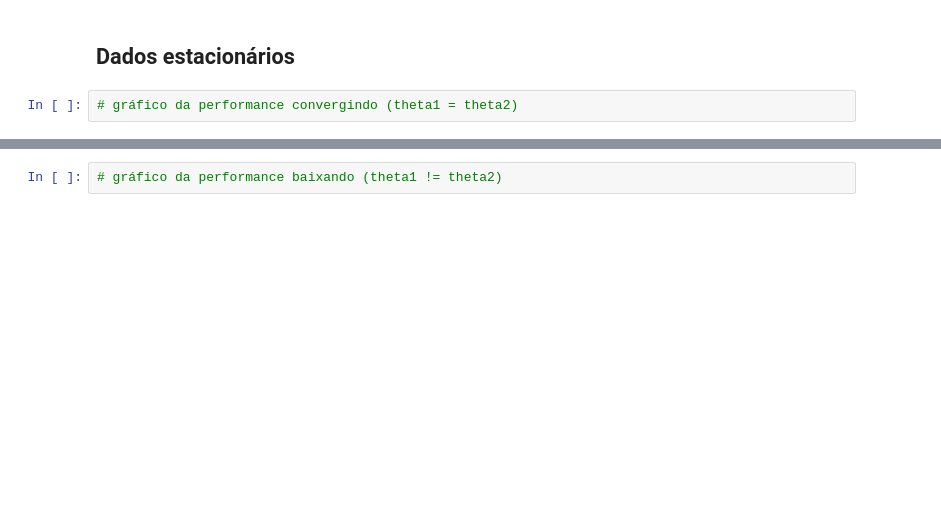
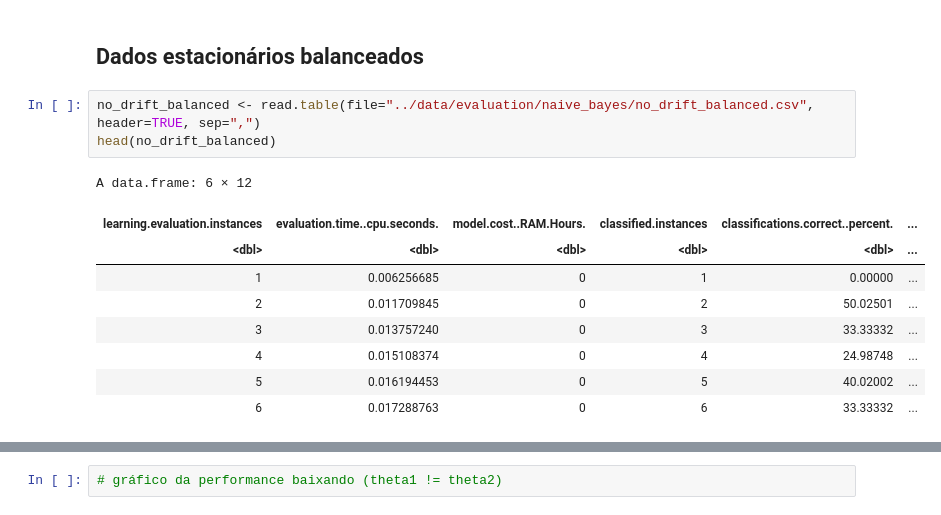
Before and after one commit to dinaldoap/moa, a Jupyter notebook: notebook/drift.ipynb, the cells around one changed output, grey strips where cells are left out. Drawn from its saved outputs; the diff is of its cells as text; blank space fills up the shorter version.

```diff
--- a/notebook/drift.ipynb
+++ b/notebook/drift.ipynb
@@ -4,4 +18,15 @@ As distribuições dos dados mudam. Evento conhecido como "mudança de conceito"
 # %% [markdown]
-## Dados estacionários
+## Dados estacionários balanceados
-# %%
-# gráfico da performance convergindo (theta1 = theta2)
+# %%
+no_drift_balanced <- read.table(file="../data/evaluation/naive_bayes/no_drift_balanced.csv", header=TRUE, sep=",")
+head(no_drift_balanced)
+# %% [output]
+A data.frame: 6 × 12
+| learning.evaluation.instances | evaluation.time..cpu.seconds. | model.cost..RAM.Hours. | classified.instances | classifications.correct..percent. | ... |
+| <dbl> | <dbl> | <dbl> | <dbl> | <dbl> | ... |
+| 1 | 0.006256685 | 0 | 1 | 0.00000 | ... |
+| 2 | 0.011709845 | 0 | 2 | 50.02501 | ... |
+| 3 | 0.013757240 | 0 | 3 | 33.33332 | ... |
+| 4 | 0.015108374 | 0 | 4 | 24.98748 | ... |
+| 5 | 0.016194453 | 0 | 5 | 40.02002 | ... |
+| 6 | 0.017288763 | 0 | 6 | 33.33332 | ... |
```
Also changed, not shown: parts of 13 cells of this notebook.
